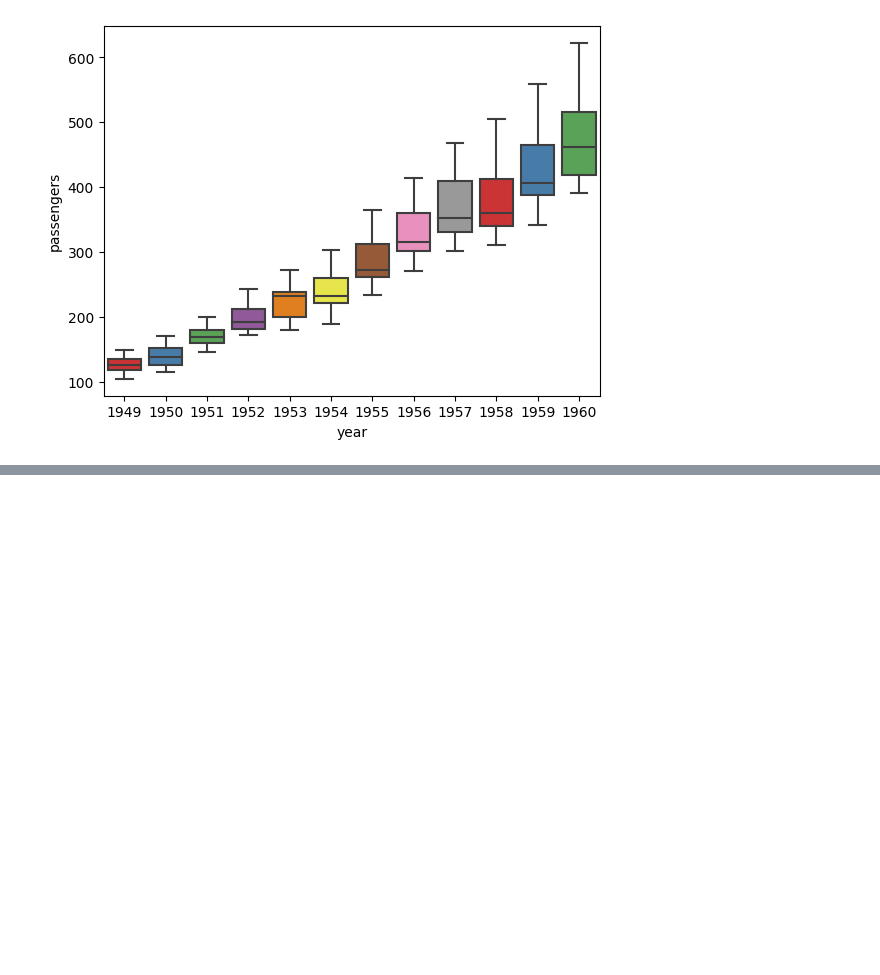
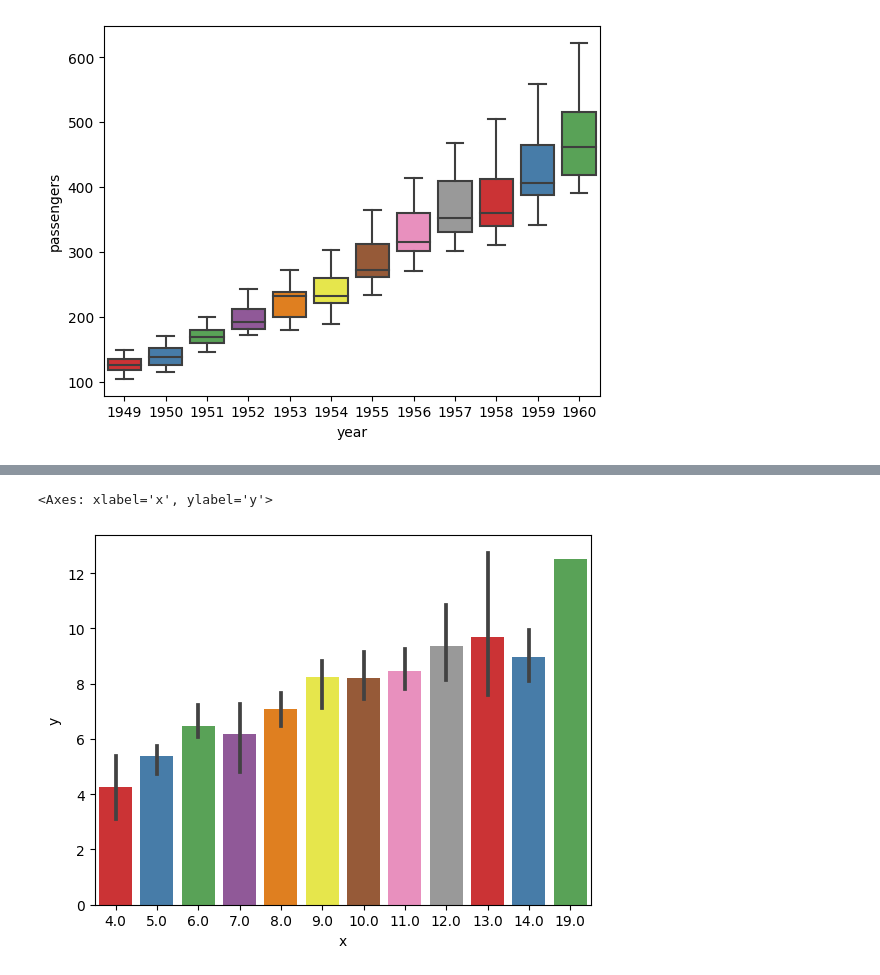
Before and after one commit to AnnMarie9/Qm206-Ann-, a Jupyter notebook: Parcial_1_Gráficas.ipynb, the cells around one changed output, grey strips where cells are left out. Saved outputs shown, nothing was run; the diff lists cells and outputs as text; code cells hidden in the pictures; blank space fills up the shorter version.

```diff
--- a/Parcial_1_Gráficas.ipynb
+++ b/Parcial_1_Gráficas.ipynb
@@ -44,0 +89,3 @@ import seaborn as sns
+# %%
+anscombe=pd.read_csv("https://raw.githubusercontent.com/mwaskom/seaborn-data/master/anscombe.csv")
+anscombe
@@ -44,0 +110,5 @@ import seaborn as sns
+# %%
+sns.barplot(data=anscombe, x="x", y="y", palette="Set1")
+# %% [output]
+<Axes: xlabel='x', ylabel='y'>
+[figure, added]
```
Also changed, not shown: parts of 5 cells of this notebook.
